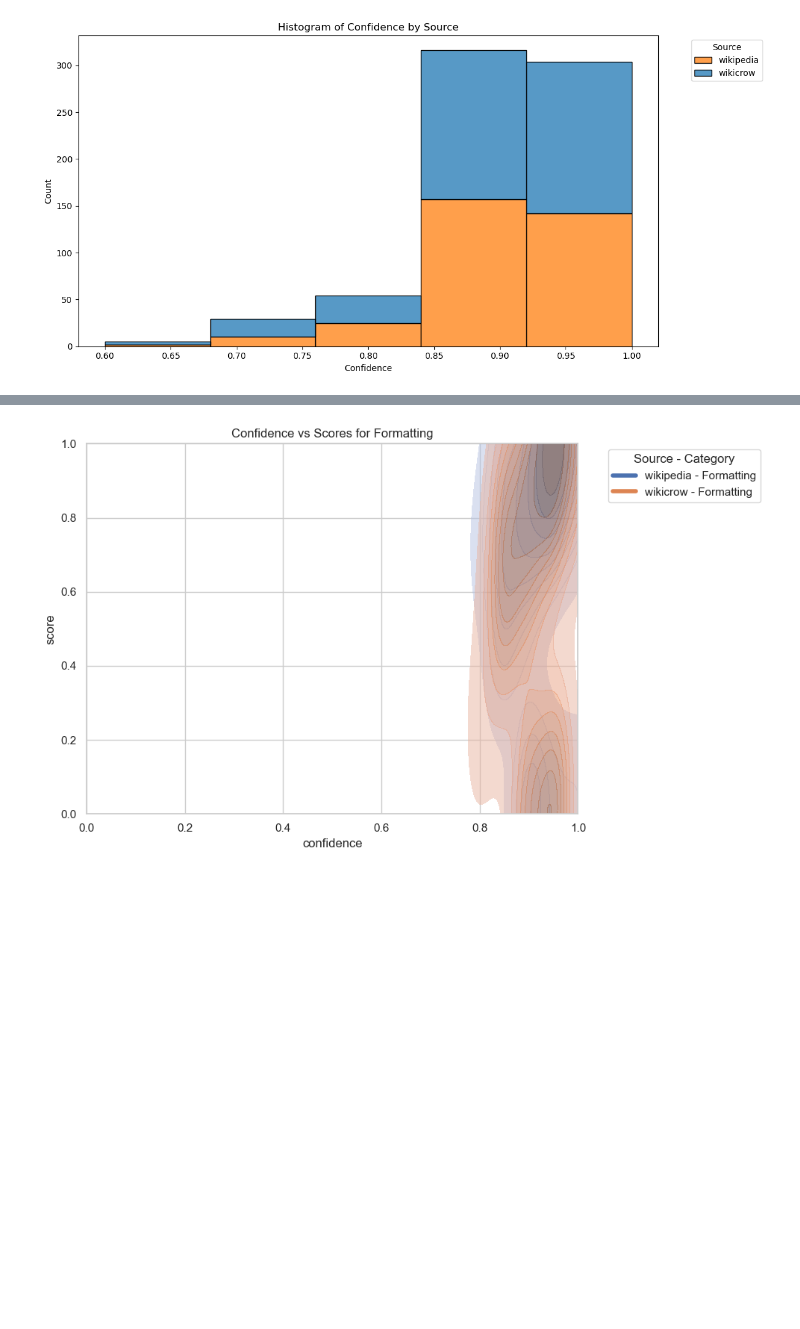
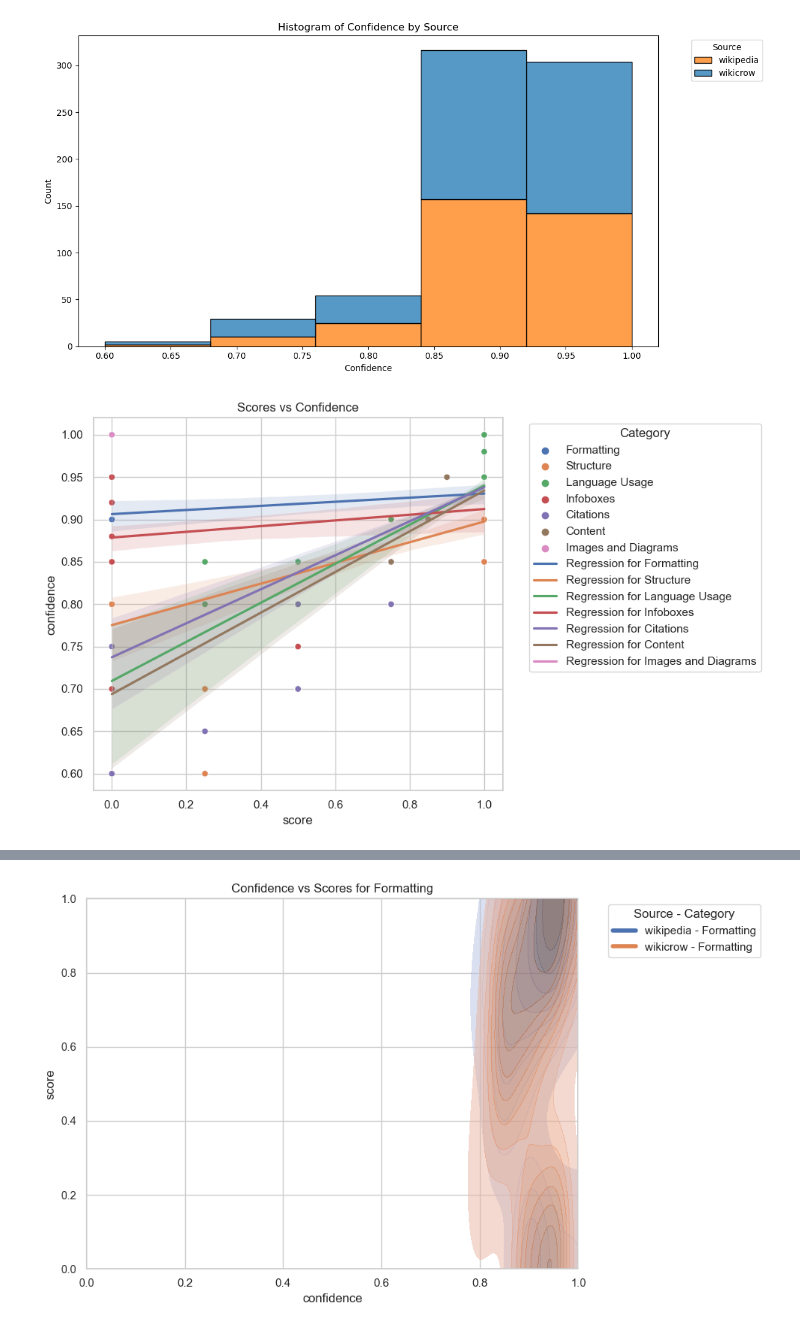
Before and after one commit to mzargham/autoreview-analysis, a Jupyter notebook: analysis.ipynb, the cells around one changed output, grey strips where cells are left out. Saved outputs shown, nothing was run; the diff lists cells and outputs as text; code cells hidden in the pictures; blank space fills up the shorter version.

```diff
--- a/analysis.ipynb
+++ b/analysis.ipynb
@@ -146,6 +146,34 @@ plt.tight_layout()
 plt.show()
 # %% [output]
 [figure]
+# %%
+#plot scores against confidence
+sns.set_theme(style="whitegrid")
+plt.figure(figsize=(10, 6))
+
+# Use the default color palette
+palette = sns.color_palette()
+color_dict = dict(zip(df['category'].unique(), palette))
+
+# Scatter plot
+sns.scatterplot(data=df, x='score', y='confidence', hue='category')
+
+# Regression lines
+for category in df['category'].unique():
+    sns.regplot(data=df[df['category'] == category], x='score', y='confidence',
+                scatter=False, label=f'Regression for {category}')
+
+plt.title('Scores vs Confidence')
+
+# Move legend outside the plot
+plt.legend(title='Category', bbox_to_anchor=(1.05, 1), loc='upper left')
+
+# Adjust layout to prevent cutting off the legend
+plt.tight_layout()
+
+plt.show()
+# %% [output]
+[figure, added]
 # %%
 # Histogram of scores by requirement category
 plt.figure(figsize=(10, 6))
```
Also changed, not shown: parts of 7 cells of this notebook.
